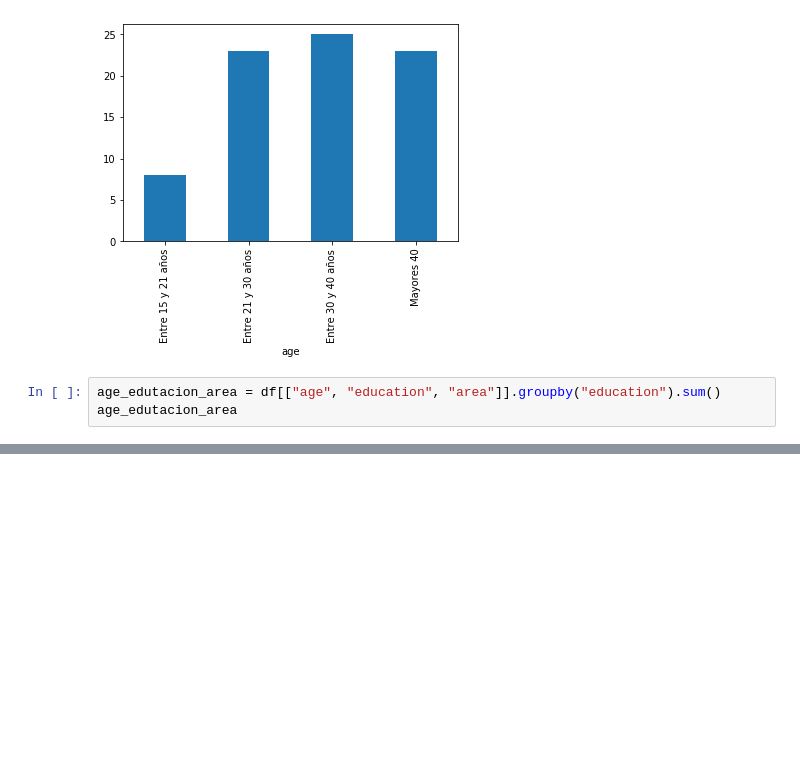
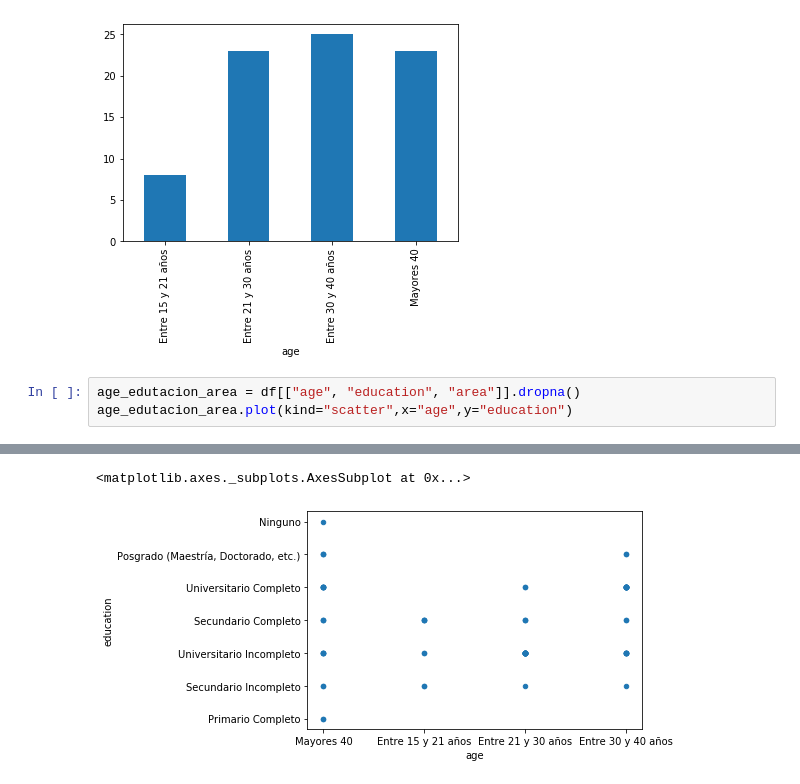
Before and after one commit to alefherrera/my-order-data, a Jupyter notebook: notebook.ipynb, the cells around one changed output, grey strips where cells are left out. Cells and saved outputs as stored; diff of their text form; blank space fills up the shorter version.

Commit message:
add plots for each column

```diff
--- a/notebook.ipynb
+++ b/notebook.ipynb
@@ -31,6 +31,6 @@ ages.plot.bar()
 <matplotlib.axes._subplots.AxesSubplot at 0x...>
 [figure]
 # %%
-age_edutacion_area = df[["age", "education", "area"]].groupby("education").sum()
-age_edutacion_area
+age_edutacion_area = df[["age", "education", "area"]].dropna()
+age_edutacion_area.plot(kind="scatter",x="age",y="education")
 # %% [output]
@@ -45,0 +37,2 @@ age_edutacion_area
+<matplotlib.axes._subplots.AxesSubplot at 0x...>
+[figure, added]
```
Also changed, not shown: parts of 13 cells of this notebook.
